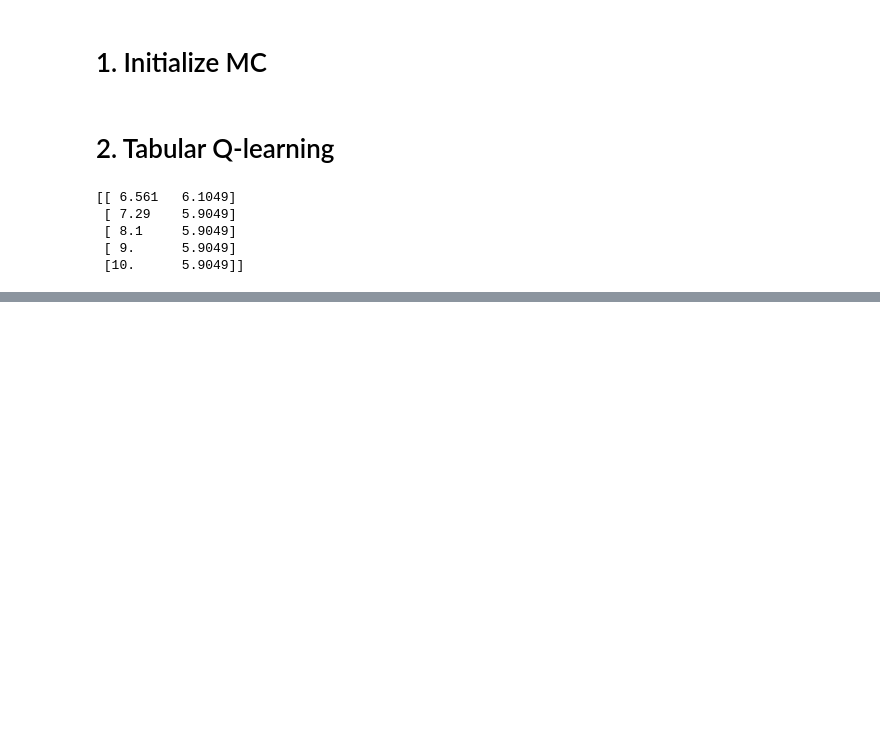
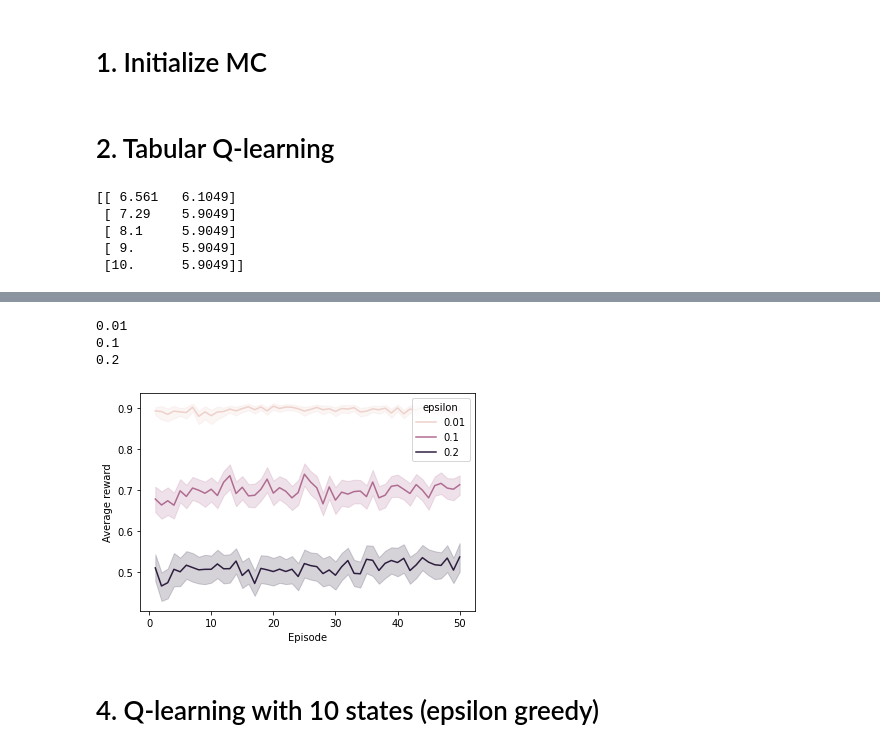
Before and after one commit to m1das13/DPRL-Assignment4, a Jupyter notebook: part1_midas.ipynb, the cells around one changed output, grey strips where cells are left out. Saved outputs shown, nothing was run; the diff lists cells and outputs as text; code cells hidden in the pictures; blank space fills up the shorter version.

```diff
--- a/part1_midas.ipynb
+++ b/part1_midas.ipynb
@@ -163,0 +227,47 @@ array([[ 6.561 ,  6.1049],
+# %%
+# initialize hyperparameters
+gamma = .9
+alpha = .9
+
+episodes, steps = 50, 50
+
+results = []
+df = pd.DataFrame()
+
+for epsilon in [0.01, 0.1, 0.2]:
+
+    print(epsilon)
+    avg_rewards = []
+
+    # repeat for some number of iterations
+    for _ in range(100):
+
+        # initialize Q and the chain
+        Q = init_Q()
+        transitions, R = init_chain()
+
+        # calculate the average rewards
+        avg_rewards = Qlearning(Q, transitions, R, gamma, alpha, epsilon, episodes, steps)[1]
+
+        # add them to a dataframe
+        df1 = pd.DataFrame()
+        df1['Episode'] = np.arange(episodes)+1
+        df1['Average reward'] = avg_rewards
+        df1['alpha'] = alpha
+        df1['epsilon'] = epsilon
+
+        # concatenate this iteration's average rewards to the other average rewards
+        df = pd.concat([df, df1], ignore_index=True)
+
+# make a lineplot with averages and CI
+sns.lineplot(data=df, x="Episode", y="Average reward", hue="epsilon",  ci=95)
+
+# plt.savefig(f'epsilon_5_states_{episodes,steps,alpha}.png', bbox_inches='tight', dpi=300)
+plt.show()
+# %% [output]
+0.01
+0.1
+0.2
+[figure, added]
+# %% [markdown]
+# 4. Q-learning with 10 states (epsilon greedy)
```
Also changed, not shown: parts of 9 cells of this notebook.
